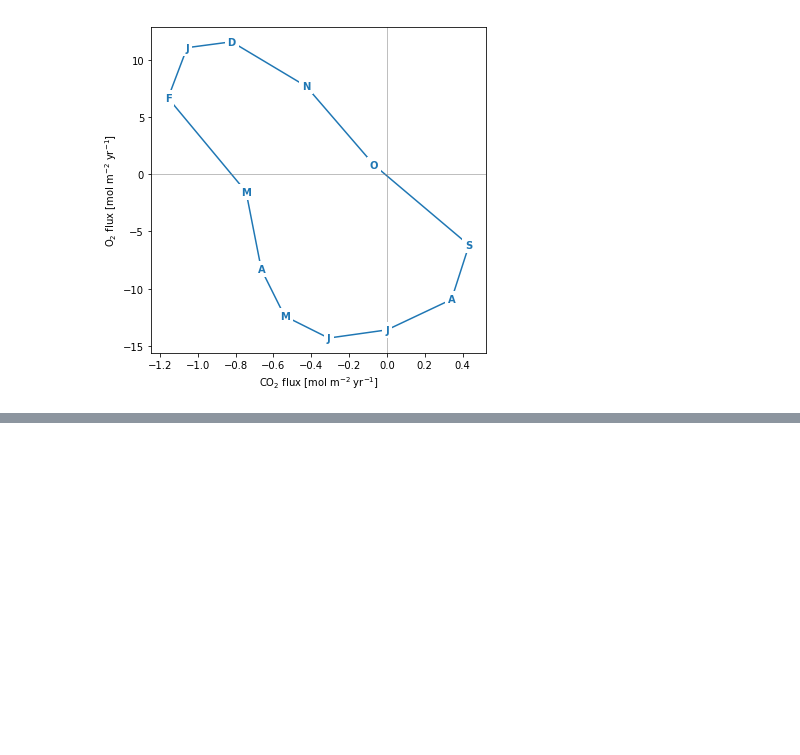
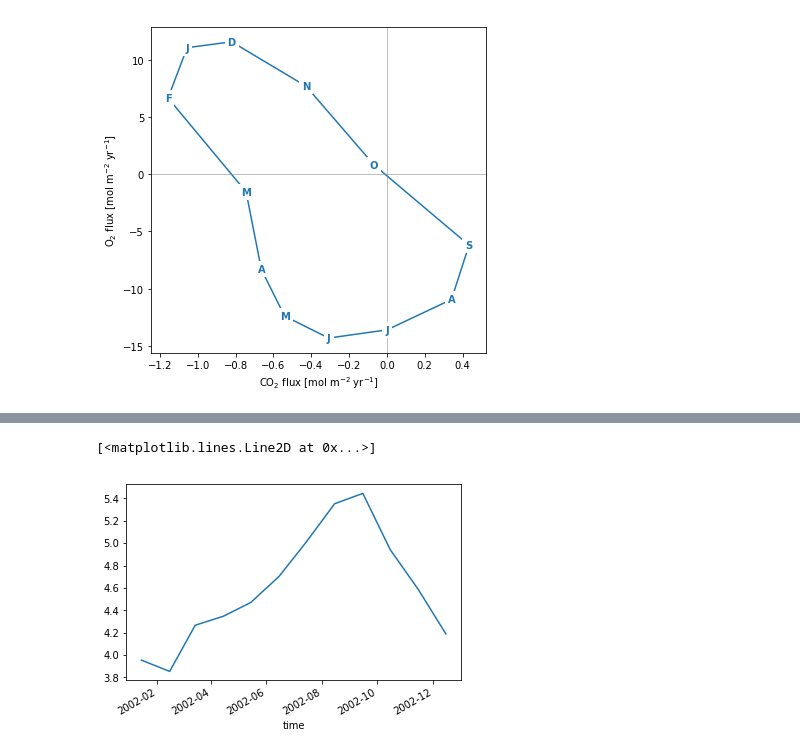
Before and after one commit to matt-long/orcas, a Jupyter notebook: plot_obs_flux_phase.ipynb, the cells around one changed output, grey strips where cells are left out. Saved outputs shown, nothing was run; the diff lists cells and outputs as text; code cells hidden in the pictures; blank space fills up the shorter version.

```diff
--- a/plot_obs_flux_phase.ipynb
+++ b/plot_obs_flux_phase.ipynb
@@ -128,0 +118,5 @@ Attributes:
+# %%
+(co2-co2.sum()).plot()
+# %% [output]
+[<matplotlib.lines.Line2D at 0x...>]
+[figure, added]
```
Also changed, not shown: parts of 8 cells of this notebook, 20 other files.
